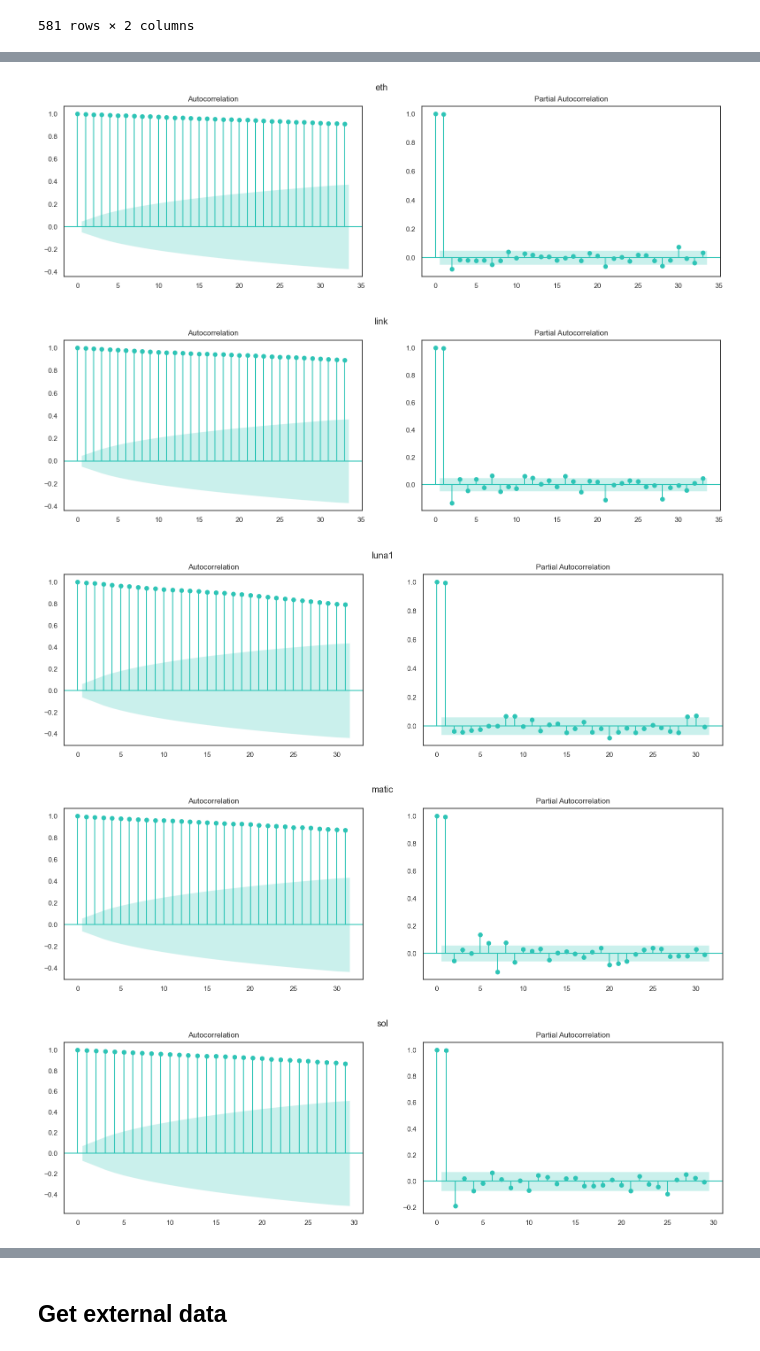
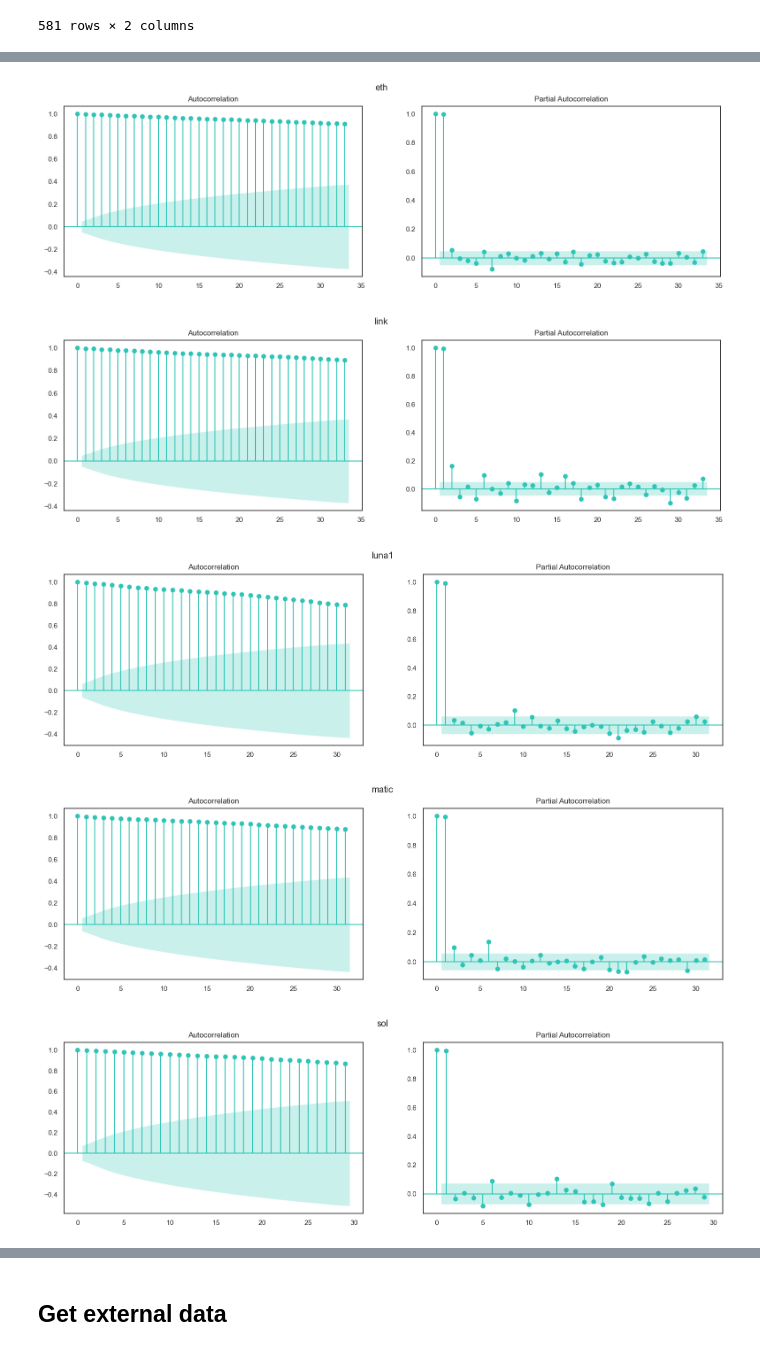
Before and after one commit to LucasNeves27/bc4, a Jupyter notebook: wip/f/BC4_Apex_TS.ipynb, the cells around one changed output, grey strips where cells are left out. Cells and saved outputs as stored; diff of their text form; code cells hidden in the pictures.

```diff
--- a/wip/f/BC4_Apex_TS.ipynb
+++ b/wip/f/BC4_Apex_TS.ipynb
@@ -163,8 +163,8 @@ df_sol   = assemble_coin_df('SOL-USD')
 ## There are two days with prices, then a long period without.
 ## Remove these two days.
 
-#df_avax.loc[df_avax['Date']=='2020-07-13',['adj_close', 'close', 'high', 'low', 'open', 'volume']] = np.nan
-#df_avax.loc[df_avax['Date']=='2020-07-14',['adj_close', 'close', 'high', 'low', 'open', 'volume']] = np.nan
+df_avax.loc[df_avax['Date']=='2020-07-13',['adj_close', 'close', 'high', 'low', 'open', 'volume']] = np.nan
+df_avax.loc[df_avax['Date']=='2020-07-14',['adj_close', 'close', 'high', 'low', 'open', 'volume']] = np.nan
 #df_avax.loc[df_avax['Date']>='2020-07-13',['adj_close', 'close', 'high', 'low', 'open', 'volume']]
 # %%
 df_avax.columns
@@ -332,7 +332,7 @@ endog
 # %%
 for df_i in range(len(df_coins_list)):
 
-    hi = df_coins_suff[df_i] + "_high"
+    hi = df_coins_suff[df_i] + "_close"
     endog_       = (df_coins_list[df_i]).loc[:,['Date',hi]].dropna()
     endog_['Date'] = pd.to_datetime(endog_['Date'])
 
@@ -363,8 +363,8 @@ for df_i in range(len(df_coins_list)):
-[figure, old version]
+[figure, new version]
-[figure, old version]
+[figure, new version]
-[figure, old version]
+[figure, new version]
-[figure, old version]
+[figure, new version]
-[figure, old version]
+[figure, new version]
 # %%
 #endog.set_index('Date')
 # %%
```
Also changed, not shown: parts of 7 cells of this notebook.
